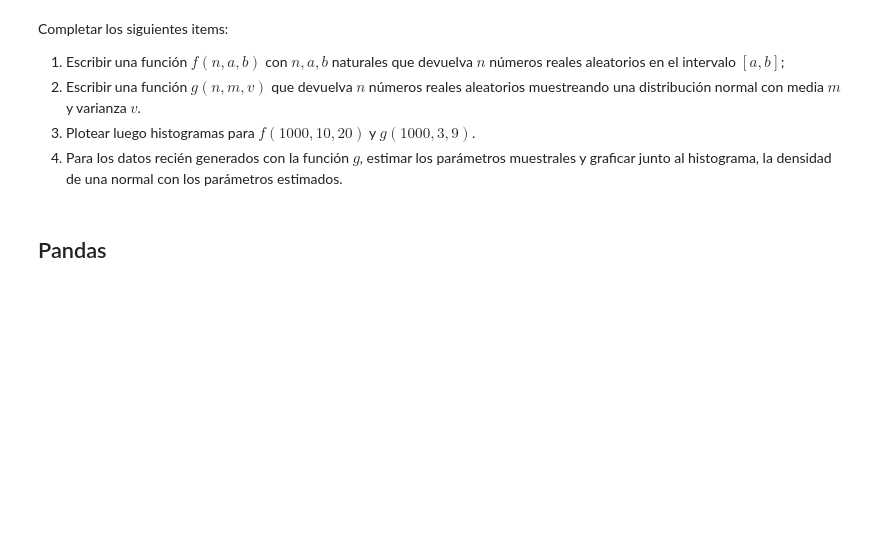
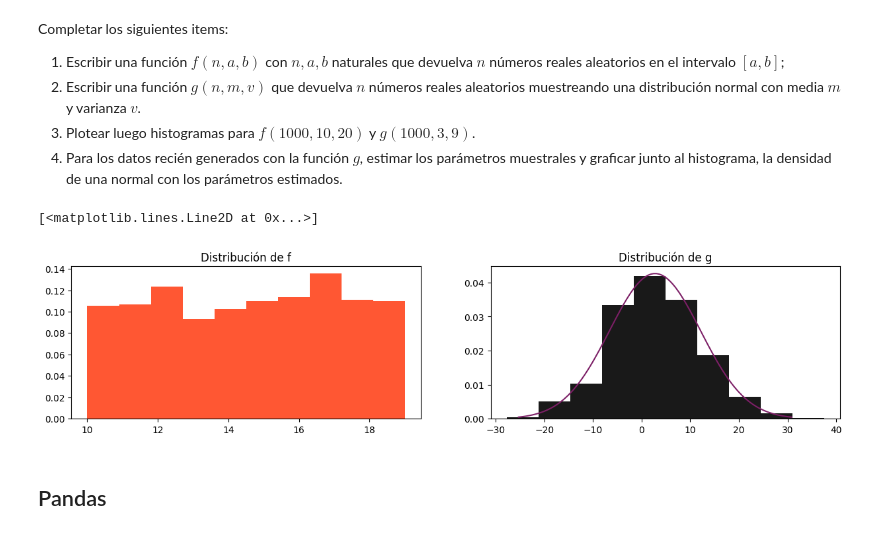
Before and after one commit to tusar-verma/Machine-learning-2c2026, a Jupyter notebook: notebooks/notebook_01_herramientas-published.ipynb, the cells around one changed output. Saved outputs shown, nothing was run; the diff lists cells and outputs as text; code cells hidden in the pictures; blank space fills up the shorter version.

```diff
--- a/notebooks/notebook_01_herramientas-published.ipynb
+++ b/notebooks/notebook_01_herramientas-published.ipynb
@@ -295,11 +310,41 @@ Completar los siguientes items:
 1. Para los datos recién generados con la función $g$, estimar los parámetros muestrales y graficar junto al histograma, la densidad de una normal con los parámetros estimados.
 # %%
 def f(n: int, a: int, b: int) -> np.ndarray:
-    return "<<completar>>"
+    return np.random.randint(a, b, n)
 
 
 def g(n: int, m: float, v: float) -> np.ndarray:
-    return "<<completar>>"
+    return np.random.normal(m, v, n)
+# %%
+# valores iniciales
+n = 1000
+a = 10
+b = 20
+m = 3
+v = 9
+f_values = f(n, a, b)
+g_values = g(n, m, v)
+
+# estimacion de parametros muestrales de la normal g
+mu_g = np.mean(g_values)
+sigma_g = np.std(g_values)
+
+
+# histogram of 100 values of f and 100 values of g
+
+fig, axes = plt.subplots(1, 2, figsize=(15, 3))
+axes[0].set_title('Distribución de f')
+axes[1].set_title('Distribución de g')
+
+axes[0].hist(f_values, label='f', color="#FF5733", density=True)
+axes[1].hist(g_values, label='g', color='#000000', alpha=0.9, density=True )
+
+# grafico de densidad de la normal con los parámetros estimados
+x = np.linspace(mu_g - 3*sigma_g, mu_g + 3*sigma_g, 100)
+axes[1].plot(x, scipy.stats.norm.pdf(x, mu_g, sigma_g), color="#7d2067")
+# %% [output]
+[<matplotlib.lines.Line2D at 0x...>]
+[figure, added]
 # %% [markdown]
 ## Pandas
 # %%
```
Also changed, not shown: parts of 14 cells of this notebook.
